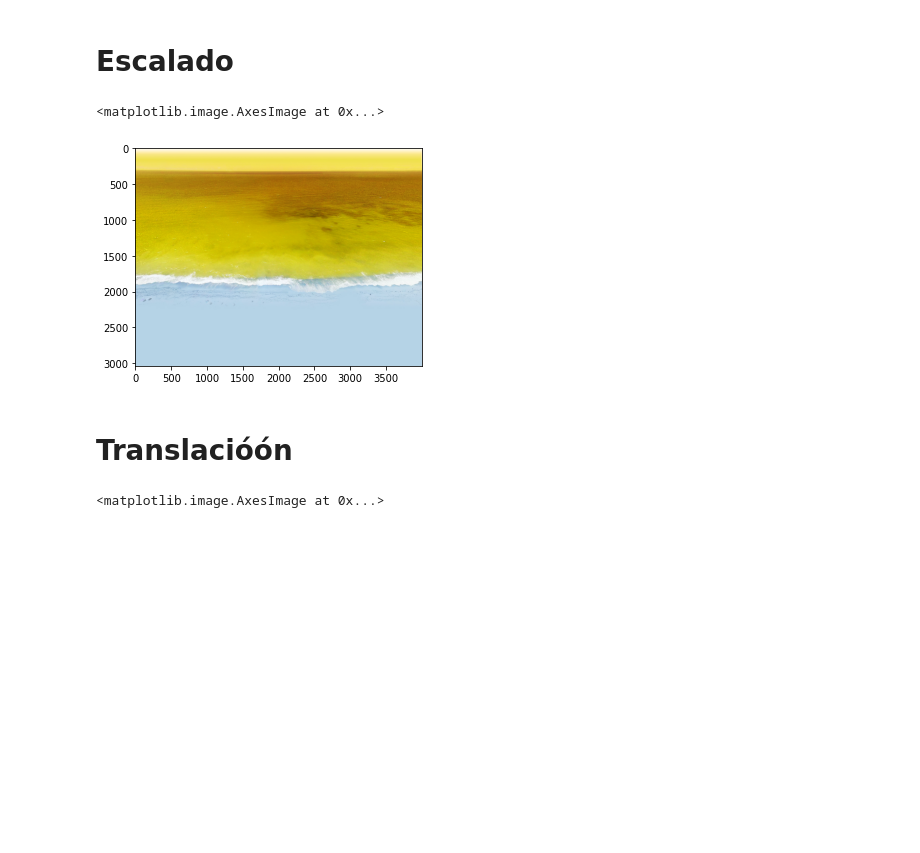
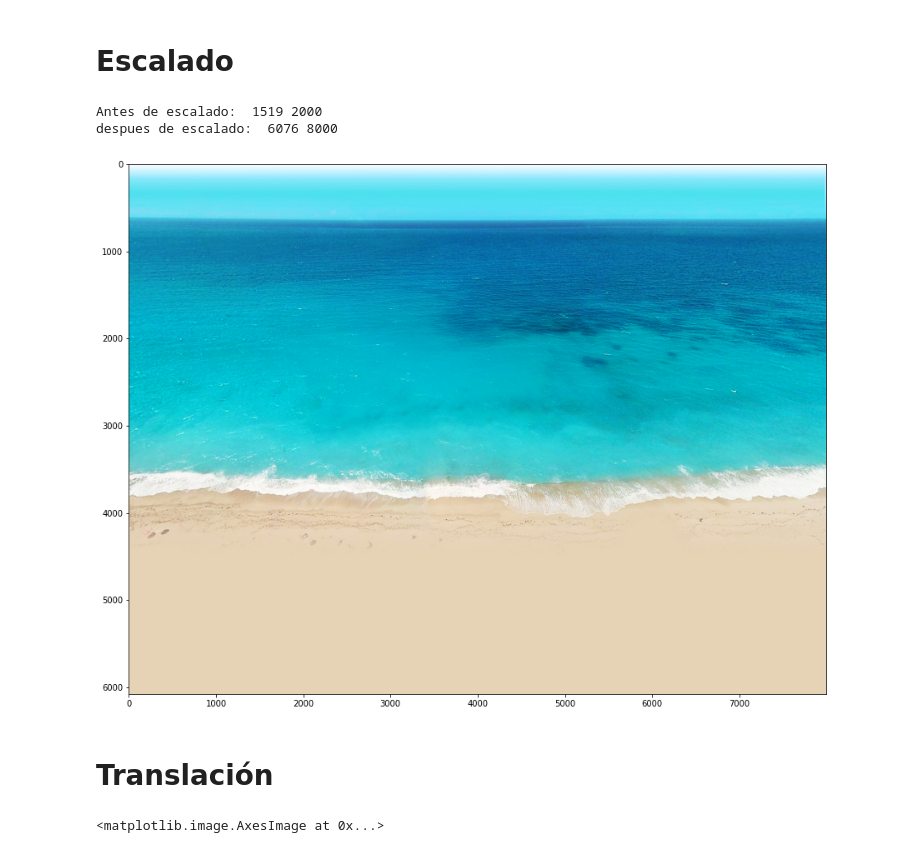
Before and after one commit to waltermayor/DigitalImageProcessing_colab, a Jupyter notebook: TransformacionesGeome.ipynb, the cells around one changed output. Drawn from its saved outputs; the diff is of its cells as text; code cells hidden in the pictures; blank space fills up the shorter version.

```diff
--- a/TransformacionesGeome.ipynb
+++ b/TransformacionesGeome.ipynb
@@ -28,21 +48,27 @@ os.chdir(path)
 # %%
 
 
 img = cv2.imread('playa.jpg')
+img=cv2.cvtColor(img,cv2.COLOR_BGR2RGB)
 
 res = cv2.resize(img,None,fx=2, fy=2, interpolation = cv2.INTER_CUBIC)
 
 #OR
 
 height, width = img.shape[:2]
-res = cv2.resize(img,(2*width, 2*height), interpolation = cv2.INTER_CUBIC)
-
+print("Antes de escalado: ",height, width)
+res = cv2.resize(img,(4*width, 4*height), interpolation = cv2.INTER_CUBIC)
+height, width = res.shape[:2]
+print("despues de escalado: ",height, width)
+fig1=plt.figure(figsize=(15,15))
 plt.imshow(res)
+plt.show()
 # %% [output]
-<matplotlib.image.AxesImage at 0x...>
+Antes de escalado:  1519 2000
+despues de escalado:  6076 8000
-[figure, old version]
+[figure, new version]
 # %% [markdown]
-# **Translacióón**
+# **Translación**
 # %%
 img = cv2.imread('playa.jpg',0)
 rows,cols = img.shape
```
Also changed, not shown: parts of 10 cells of this notebook.
